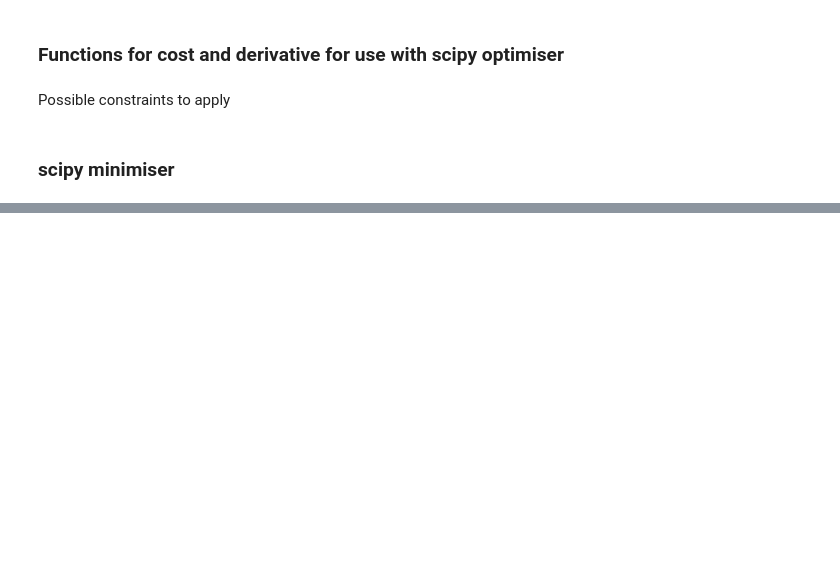
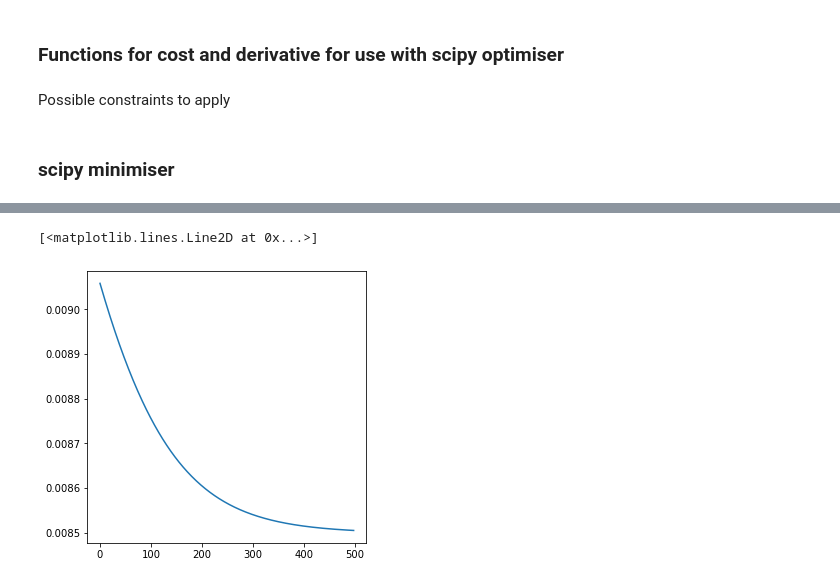
Before and after one commit to SheffieldML/advectionGP, a Jupyter notebook: jupyter/SecondOrderODEGradientTest.ipynb, the cells around one changed output, grey strips where cells are left out. Drawn from its saved outputs; the diff is of its cells as text; code cells hidden in the pictures; blank space fills up the shorter version.

```diff
--- a/jupyter/SecondOrderODEGradientTest.ipynb
+++ b/jupyter/SecondOrderODEGradientTest.ipynb
@@ -665,0 +647,5 @@ mInfer.k_0
+# %%
+plt.plot(Fc.T)
+# %% [output]
+[<matplotlib.lines.Line2D at 0x...>]
+[figure, added]
```
Also changed, not shown: parts of 57 cells of this notebook, 4 other files.
